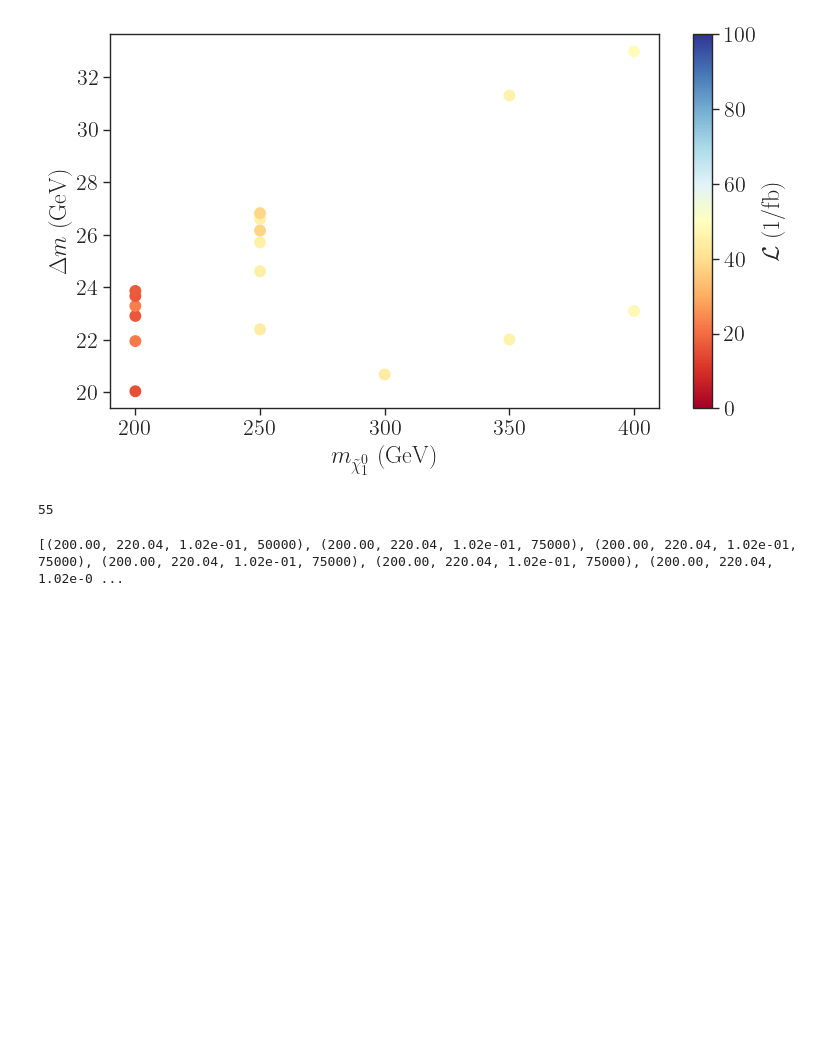
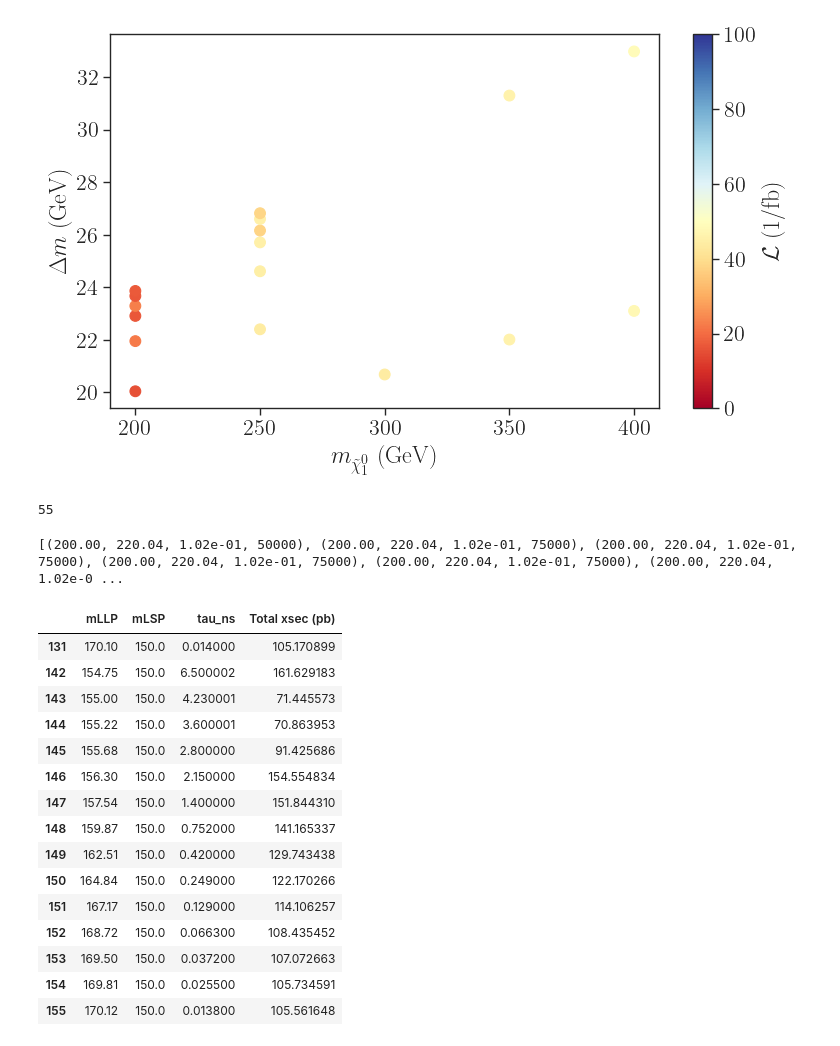
Before and after one commit to andlessa/LLP-CDFO, a Jupyter notebook: plotting/checkMCstats_ATLAS.ipynb, the cells around one changed output. Drawn from its saved outputs; the diff is of its cells as text; code cells hidden in the pictures; blank space fills up the shorter version.

```diff
--- a/plotting/checkMCstats_ATLAS.ipynb
+++ b/plotting/checkMCstats_ATLAS.ipynb
@@ -358,3 +358,23 @@ ptsIni = [("%1.2f" %pt[0], "%1.2f" %pt[1], "%1.2e" %pt[2],"%i" %pt[3]) for pt in
 print(str(ptsIni).replace("'", ""))
 # %% [output]
 [(200.00, 220.04, 1.02e-01, 50000), (200.00, 220.04, 1.02e-01, 75000), (200.00, 220.04, 1.02e-01, 75000), (200.00, 220.04, 1.02e-01, 75000), (200.00, 220.04, 1.02e-01, 75000), (200.00, 220.04, 1.02e-0 ...
+# %%
+r = recastData[(recastData['mLLP'] <= 171.0) & (recastData['mLSP'] >= 150.0) & (recastData['tau_ns'] >= 0.01)]
+r[['mLLP','mLSP','tau_ns','Total xsec (pb)']]
+# %% [output]
+|  | mLLP | mLSP | tau_ns | Total xsec (pb) |
+| 131 | 170.10 | 150.0 | 0.014000 | 105.170899 |
+| 142 | 154.75 | 150.0 | 6.500002 | 161.629183 |
+| 143 | 155.00 | 150.0 | 4.230001 | 71.445573 |
+| 144 | 155.22 | 150.0 | 3.600001 | 70.863953 |
+| 145 | 155.68 | 150.0 | 2.800000 | 91.425686 |
+| 146 | 156.30 | 150.0 | 2.150000 | 154.554834 |
+| 147 | 157.54 | 150.0 | 1.400000 | 151.844310 |
+| 148 | 159.87 | 150.0 | 0.752000 | 141.165337 |
+| 149 | 162.51 | 150.0 | 0.420000 | 129.743438 |
+| 150 | 164.84 | 150.0 | 0.249000 | 122.170266 |
+| 151 | 167.17 | 150.0 | 0.129000 | 114.106257 |
+| 152 | 168.72 | 150.0 | 0.066300 | 108.435452 |
+| 153 | 169.50 | 150.0 | 0.037200 | 107.072663 |
+| 154 | 169.81 | 150.0 | 0.025500 | 105.734591 |
+| 155 | 170.12 | 150.0 | 0.013800 | 105.561648 |
```
Also changed, not shown: parts of 2 cells of this notebook, 4 other files.
